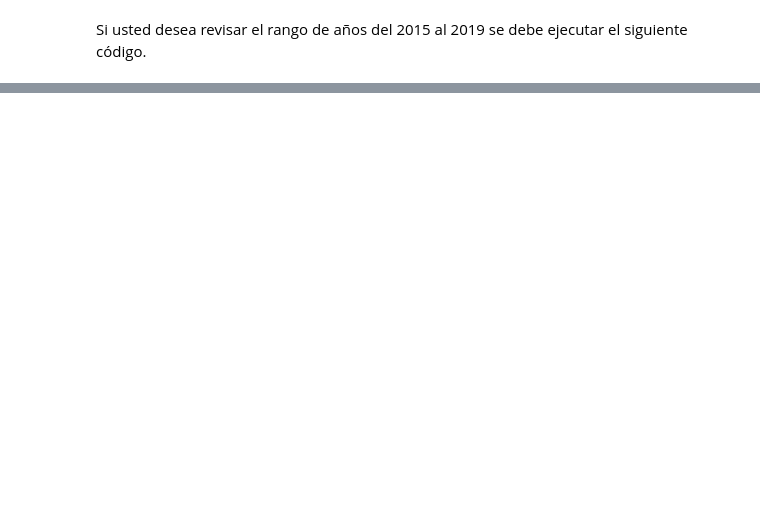
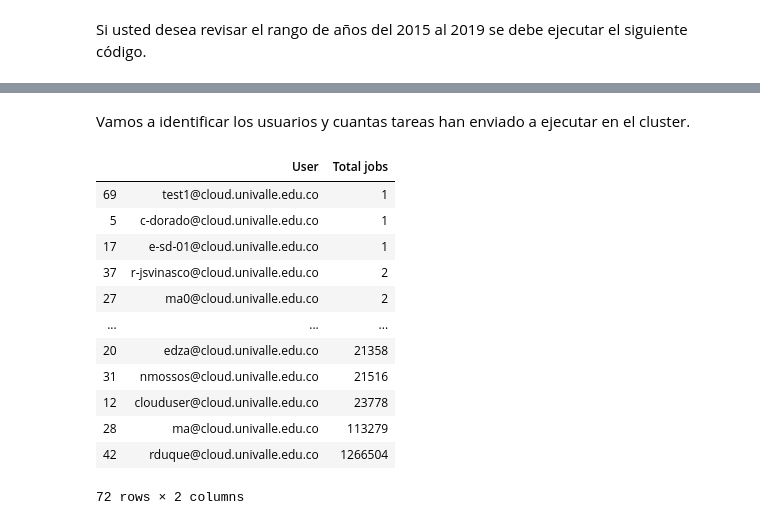
Before and after one commit to josanabr/visualizingUVClusterData, a Jupyter notebook: Analizando Datos del Cluster Univalle.ipynb, the cells around one changed output, grey strips where cells are left out. Cells and saved outputs as stored; diff of their text form; code cells hidden in the pictures; blank space fills up the shorter version.

Commit message:
calculando trabajos por usuario

```diff
--- a/Analizando Datos del Cluster Univalle.ipynb
+++ b/Analizando Datos del Cluster Univalle.ipynb
@@ -90,0 +113,21 @@ realvalues
+# %% [markdown]
+Vamos a identificar los usuarios y cuantas tareas han enviado a ejecutar en el cluster.
+# %%
+group = df.groupby('User', as_index = False).count()
+group = group[['User','ClusterId']]
+group.columns = ['User', 'Total jobs']
+group.sort_values(by='Total jobs')
+# %% [output]
+|  | User | Total jobs |
+| 69 | test1@cloud.univalle.edu.co | 1 |
+| 5 | c-dorado@cloud.univalle.edu.co | 1 |
+| 17 | e-sd-01@cloud.univalle.edu.co | 1 |
+| 37 | r-jsvinasco@cloud.univalle.edu.co | 2 |
+| 27 | ma0@cloud.univalle.edu.co | 2 |
+| ... | ... | ... |
+| 20 | edza@cloud.univalle.edu.co | 21358 |
+| 31 | nmossos@cloud.univalle.edu.co | 21516 |
+| 12 | clouduser@cloud.univalle.edu.co | 23778 |
+| 28 | ma@cloud.univalle.edu.co | 113279 |
+| 42 | rduque@cloud.univalle.edu.co | 1266504 |
+72 rows × 2 columns
```
Also changed, not shown: parts of 5 cells of this notebook, 1 other file.
